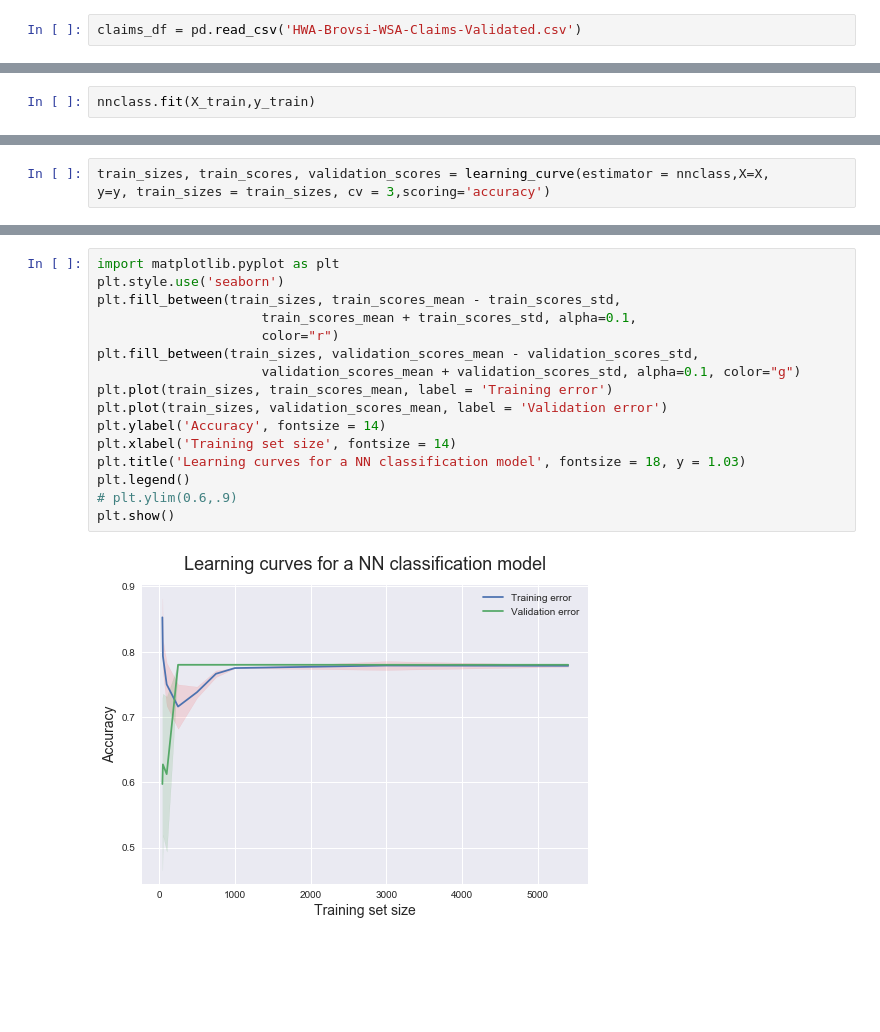
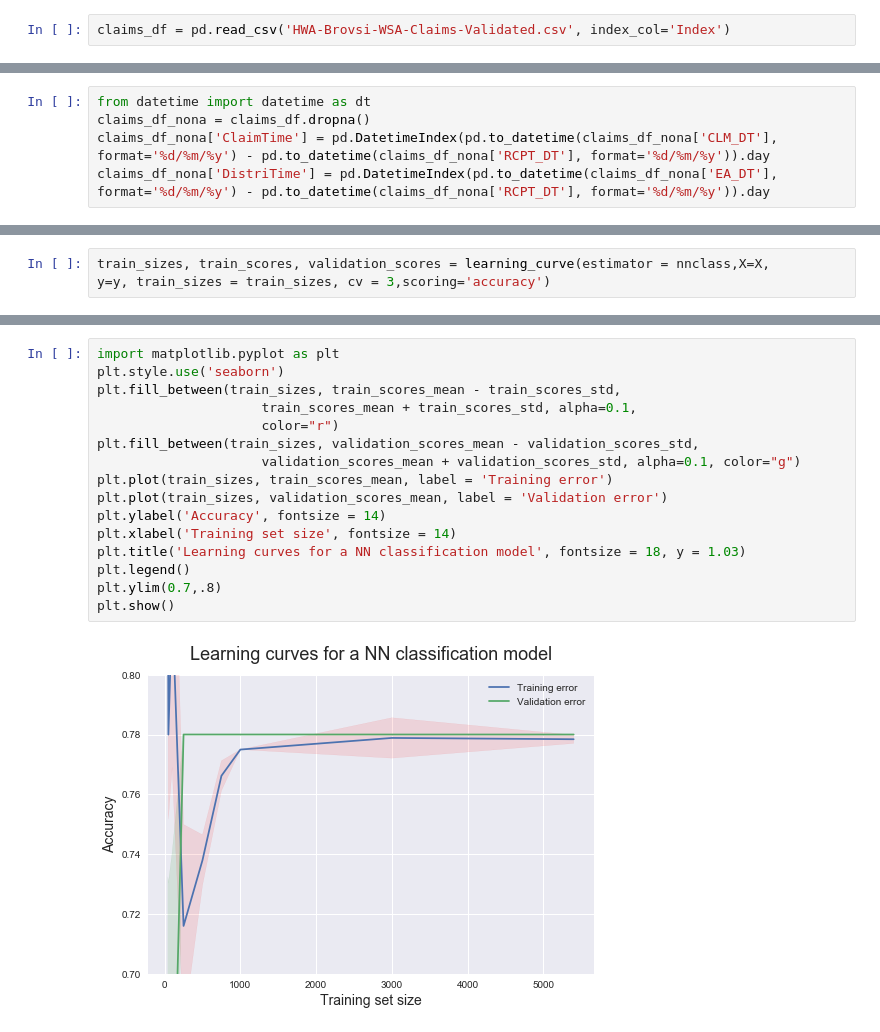
Before and after one commit to IoT-master/FraudDetection, a Jupyter notebook: FraudDetection.ipynb, the cells around one changed output, grey strips where cells are left out. Saved outputs shown, nothing was run; the diff lists cells and outputs as text; blank space fills up the shorter version.

Commit message:
Fixed Index

```diff
--- a/FraudDetection.ipynb
+++ b/FraudDetection.ipynb
@@ -1,7 +1,7 @@
 # %%
 import pandas as pd
 # %%
-claims_df = pd.read_csv('HWA-Brovsi-WSA-Claims-Validated.csv')
+claims_df = pd.read_csv('HWA-Brovsi-WSA-Claims-Validated.csv', index_col='Index')
 # %%
 claims_df.head()
 # %% [output]
@@ -35,0 +35,5 @@ claims_df_nona = claims_df.dropna()
+# %%
+from datetime import datetime as dt
+claims_df_nona = claims_df.dropna()
+claims_df_nona['ClaimTime'] = pd.DatetimeIndex(pd.to_datetime(claims_df_nona['CLM_DT'], format='%d/%m/%y') - pd.to_datetime(claims_df_nona['RCPT_DT'], format='%d/%m/%y')).day
+claims_df_nona['DistriTime'] = pd.DatetimeIndex(pd.to_datetime(claims_df_nona['EA_DT'], format='%d/%m/%y') - pd.to_datetime(claims_df_nona['RCPT_DT'], format='%d/%m/%y')).day
@@ -63,5 +90,3 @@ X_train, X_test, y_train, y_test= train_test_split(X, y, random_state=42, test_s
 # %%
 from sklearn.neural_network import MLPClassifier
 nnclass = MLPClassifier(activation='logistic',max_iter=500,verbose=False)
-# %%
-nnclass.fit(X_train,y_train)
@@ -149,19 +155,19 @@ dtype: float64
 # %%
 import matplotlib.pyplot as plt
 plt.style.use('seaborn')
 plt.fill_between(train_sizes, train_scores_mean - train_scores_std,
                      train_scores_mean + train_scores_std, alpha=0.1,
                      color="r")
 plt.fill_between(train_sizes, validation_scores_mean - validation_scores_std,
                      validation_scores_mean + validation_scores_std, alpha=0.1, color="g")
 plt.plot(train_sizes, train_scores_mean, label = 'Training error')
 plt.plot(train_sizes, validation_scores_mean, label = 'Validation error')
 plt.ylabel('Accuracy', fontsize = 14)
 plt.xlabel('Training set size', fontsize = 14)
 plt.title('Learning curves for a NN classification model', fontsize = 18, y = 1.03)
 plt.legend()
-# plt.ylim(0.6,.9)
+plt.ylim(0.7,.8)
 plt.show()
 # %% [output]
-[figure, old version]
+[figure, new version]
 # %%
```
Also changed, not shown: parts of 15 cells of this notebook, 2 other files.
